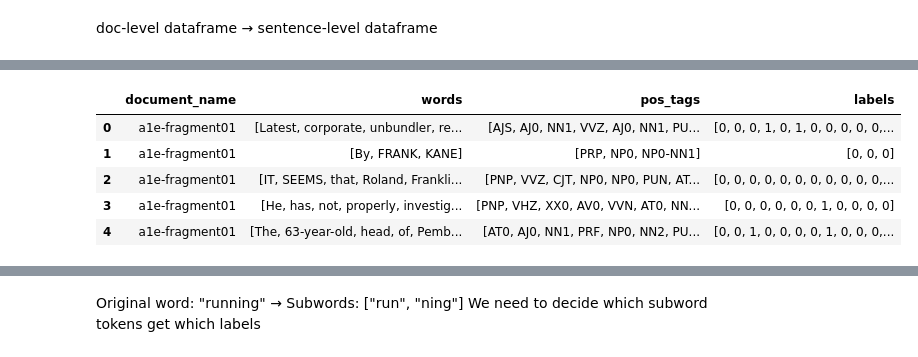
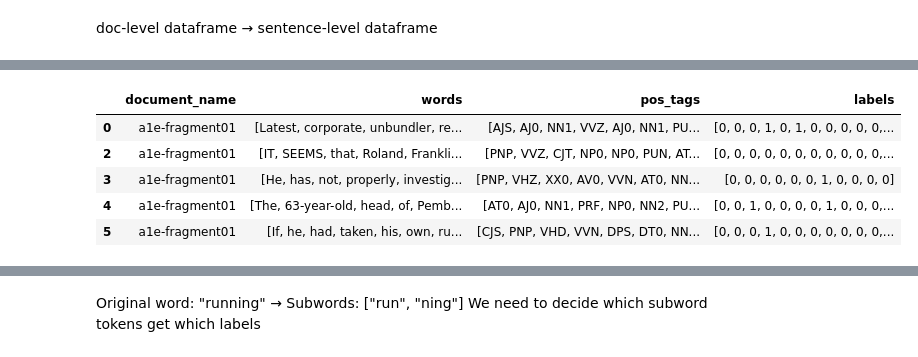
Before and after one commit to Dona134/NLP-Metaphors, a Jupyter notebook: MAIN.ipynb, the cells around one changed output, grey strips where cells are left out. Drawn from its saved outputs; the diff is of its cells as text; code cells hidden in the pictures.

```diff
--- a/MAIN.ipynb
+++ b/MAIN.ipynb
@@ -63,0 +60,4 @@ df.shape
+# %%
+df = df.iloc[:, :-1]  # dropping the last column
+df = df[df['met_type'].apply(lambda x: len(x) > 0)] # keeping only sent with metaphors
+df.shape
@@ -159,34 +67,0 @@ df.head()
-# %%
-rows = []
-for index, row in df.iterrows():
-    words = row['words']
-    pos_tags = row['pos_tags']
-    # start all labels as literal
-    labels = ['literal'] * len(words)
-
-    # Basic check for consistency
-    if len(words) != len(pos_tags):
-        print(f"Warning: Length mismatch between words and pos_tags in document {row['document_name']} at index {index}. Skipping row.")
-        continue
-
-    # mark metaphorical words
-    max_annotation_idx = -1
-    for ann in row['met_type']:
-        for idx in ann.get('word_indices', []): # Use .get with default for safety
-            if idx < len(words): # Check if index is within bounds
-                labels[idx] = ann['type']  # e.g., 'mrw/met'
-                max_annotation_idx = max(max_annotation_idx, idx)
-            else:
-                print(f"Warning: Annotation index {idx} out of bounds for words list (length {len(words)}) in document {row['document_name']} at index {index}. Skipping annotation.")
-                # Decide how to handle out-of-bounds indices - here we skip the annotation
-
-
-    for w, pos, label in zip(words, pos_tags, labels):
-        rows.append({
-            'document_name': row['document_name'],
-            'word': w,
-            'pos': pos,
-            'label': label
-        })
-
-token_df = pd.DataFrame(rows)
@@ -520,15 +87,15 @@ sent_df.head()
 # %%
 # Create a 'labels' column in df with lists of 0s and 1s
 sent_df['labels'] = sent_df.apply(lambda row: [1 if any(idx in ann.get('word_indices', []) for ann in row['met_type']) else 0 for idx in range(len(row['words']))], axis=1)
 sent_df=sent_df.drop(columns=['met_type'])
 
-display(sent_df.head())
+sent_df.head()
 # %% [output]
 |  | document_name | words | pos_tags | labels |
 | 0 | a1e-fragment01 | [Latest, corporate, unbundler, re... | [AJS, AJ0, NN1, VVZ, AJ0, NN1, PU... | [0, 0, 0, 1, 0, 1, 0, 0, 0, 0, 0,... |
-| 1 | a1e-fragment01 | [By, FRANK, KANE] | [PRP, NP0, NP0-NN1] | [0, 0, 0] |
 | 2 | a1e-fragment01 | [IT, SEEMS, that, Roland, Frankli... | [PNP, VVZ, CJT, NP0, NP0, PUN, AT... | [0, 0, 0, 0, 0, 0, 0, 0, 0, 0, 0,... |
 | 3 | a1e-fragment01 | [He, has, not, properly, investig... | [PNP, VHZ, XX0, AV0, VVN, AT0, NN... | [0, 0, 0, 0, 0, 0, 1, 0, 0, 0, 0] |
 | 4 | a1e-fragment01 | [The, 63-year-old, head, of, Pemb... | [AT0, AJ0, NN1, PRF, NP0, NN2, PU... | [0, 0, 1, 0, 0, 0, 0, 1, 0, 0, 0,... |
+| 5 | a1e-fragment01 | [If, he, had, taken, his, own, ru... | [CJS, PNP, VHD, VVN, DPS, DT0, NN... | [0, 0, 0, 1, 0, 0, 0, 0, 0, 0, 0,... |
 # %%
 def get_simplified_metaphor_pos(pos_tag, label):
```
Also changed, not shown: parts of 96 cells of this notebook.
